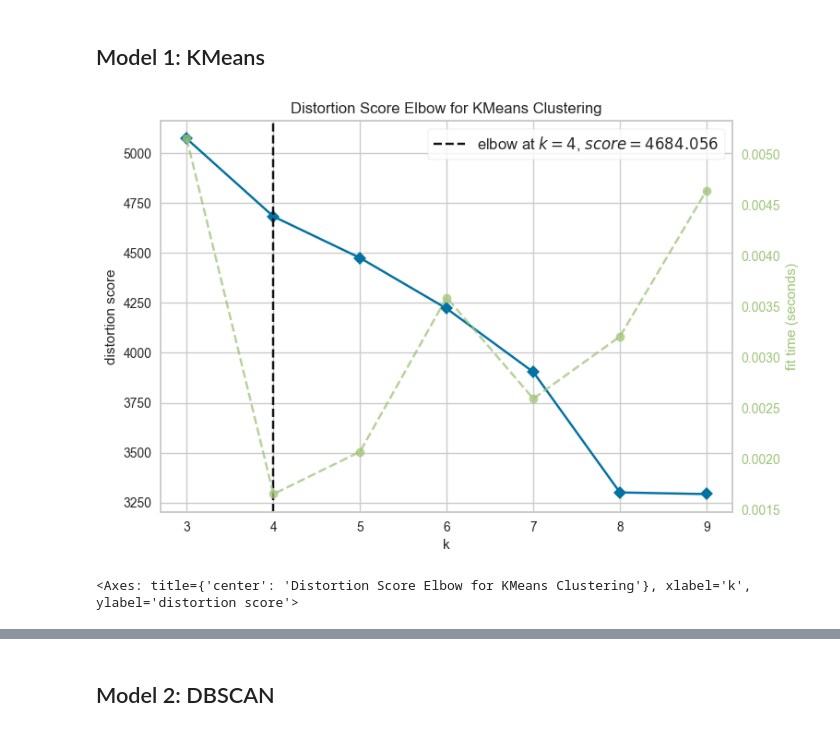
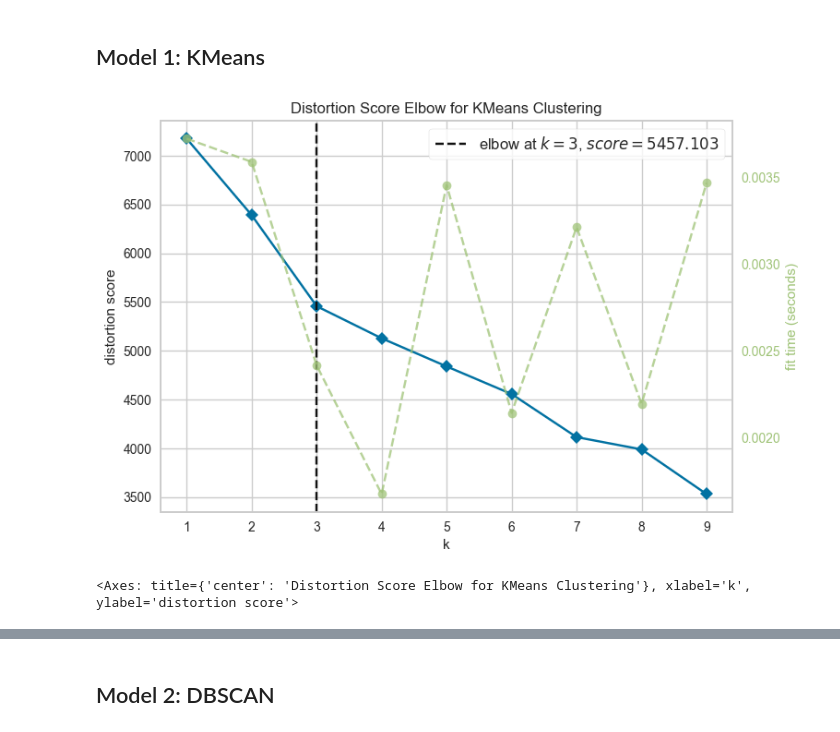
Before and after one commit to rojpa/hcv-clustering, a Jupyter notebook: hcv-clustering.ipynb, the cells around one changed output, grey strips where cells are left out. Saved outputs shown, nothing was run; the diff lists cells and outputs as text; code cells hidden in the pictures.

```diff
--- a/hcv-clustering.ipynb
+++ b/hcv-clustering.ipynb
@@ -127,6 +127,6 @@ memory usage: 62.6+ KB
 # %% [markdown]
 ## Data Cleaning and Feature Engineering
 # %%
-X = df.iloc[:,2:13]
+X = df.iloc[:,2:14]
 X
 # %% [output]
@@ -202,10 +207,10 @@ pd.DataFrame(pc_data, columns=[f'Comp {i}' for i in range(pc_data.shape[1])]).he
 # %%
 model = KMeans()
 
-kmvis = KElbowVisualizer(model, k=(3,10))
+kmvis = KElbowVisualizer(model, k=(1,10))
 kmvis.fit(pc_data)
 kmvis.poof()
 # %% [output]
-[figure, old version]
+[figure, new version]
 <Axes: title={'center': 'Distortion Score Elbow for KMeans Clustering'}, xlabel='k', ylabel='distortion score'>
 # %%
```
Also changed, not shown: parts of 12 cells of this notebook.
